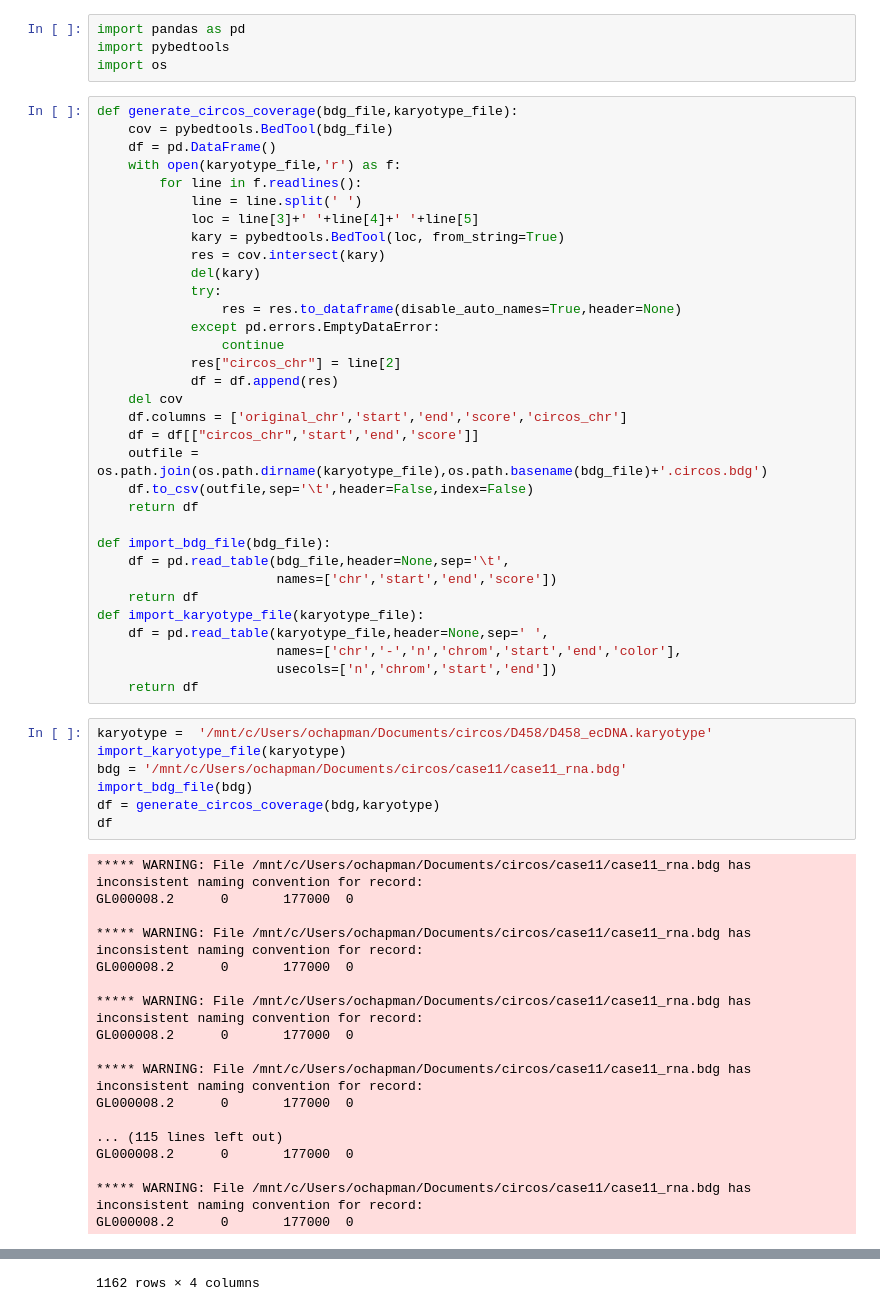
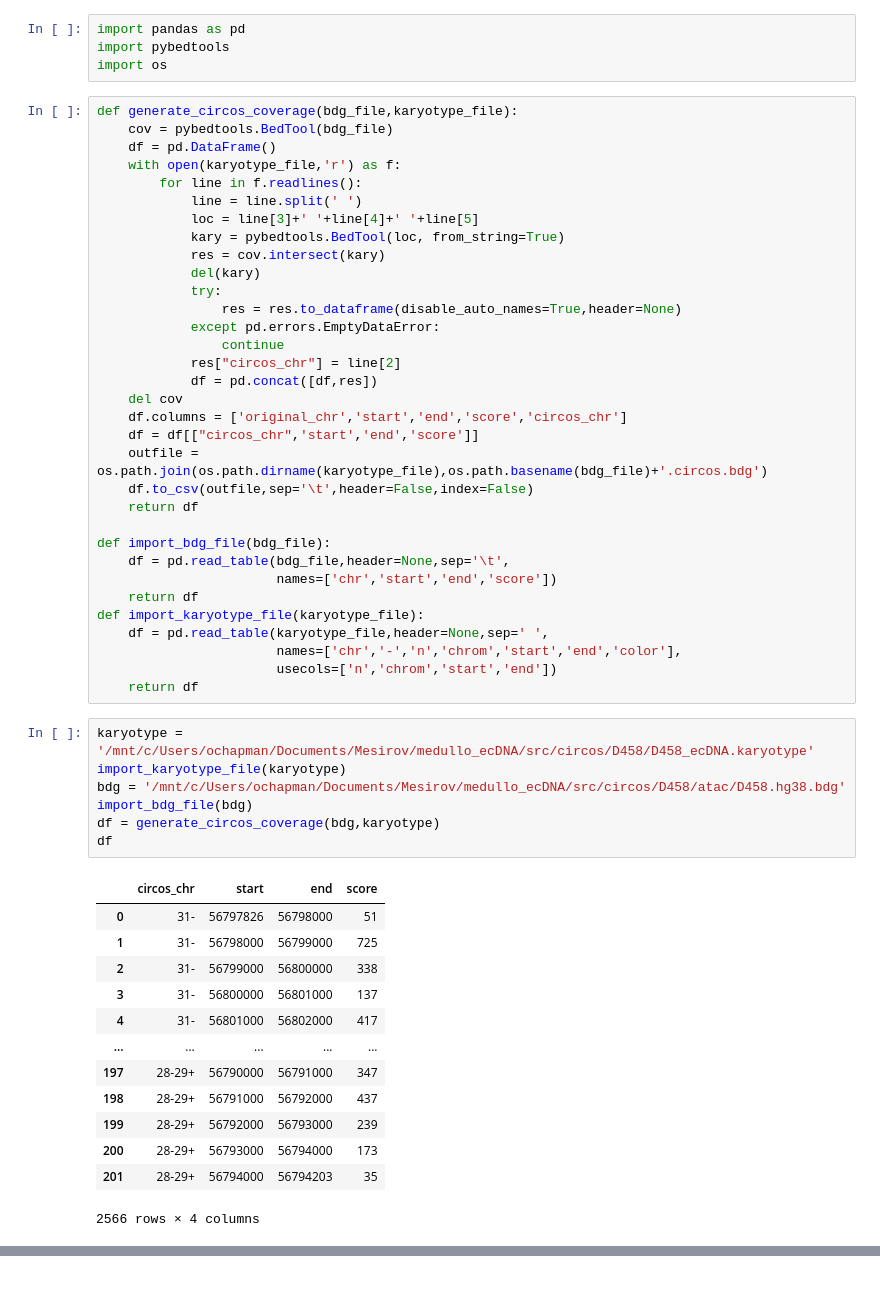
Before and after one commit to auberginekenobi/medullo-ecdna, a Jupyter notebook: circos/Bedgraph_coverage_parsers.ipynb, the cells around one changed output, grey strips where cells are left out. Drawn from its saved outputs; the diff is of its cells as text; blank space fills up the shorter version.

```diff
--- a/circos/Bedgraph_coverage_parsers.ipynb
+++ b/circos/Bedgraph_coverage_parsers.ipynb
@@ -20,7 +20,7 @@ def generate_circos_coverage(bdg_file,karyotype_file):
             except pd.errors.EmptyDataError:
                 continue
             res["circos_chr"] = line[2]
-            df = df.append(res)
+            df = pd.concat([df,res])
     del cov
     df.columns = ['original_chr','start','end','score','circos_chr']
     df = df[["circos_chr",'start','end','score']]
@@ -38,27 +38,23 @@ def import_karyotype_file(karyotype_file):
                        usecols=['n','chrom','start','end'])
     return df
 # %%
-karyotype =  '/mnt/c/Users/ochapman/Documents/circos/D458/D458_ecDNA.karyotype'
+karyotype = '/mnt/c/Users/ochapman/Documents/Mesirov/medullo_ecDNA/src/circos/D458/D458_ecDNA.karyotype'
 import_karyotype_file(karyotype)
-bdg = '/mnt/c/Users/ochapman/Documents/circos/case11/case11_rna.bdg'
+bdg = '/mnt/c/Users/ochapman/Documents/Mesirov/medullo_ecDNA/src/circos/D458/atac/D458.hg38.bdg'
 import_bdg_file(bdg)
 df = generate_circos_coverage(bdg,karyotype)
 df
 # %% [output]
+|  | circos_chr | start | end | score |
+| 0 | 31- | 56797826 | 56798000 | 51 |
+| 1 | 31- | 56798000 | 56799000 | 725 |
+| 2 | 31- | 56799000 | 56800000 | 338 |
+| 3 | 31- | 56800000 | 56801000 | 137 |
+| 4 | 31- | 56801000 | 56802000 | 417 |
+| ... | ... | ... | ... | ... |
+| 197 | 28-29+ | 56790000 | 56791000 | 347 |
+| 198 | 28-29+ | 56791000 | 56792000 | 437 |
+| 199 | 28-29+ | 56792000 | 56793000 | 239 |
+| 200 | 28-29+ | 56793000 | 56794000 | 173 |
+| 201 | 28-29+ | 56794000 | 56794203 | 35 |
-***** WARNING: File /mnt/c/Users/ochapman/Documents/circos/case11/case11_rna.bdg has inconsistent naming convention for record:
-GL000008.2      0       177000  0
-
-***** WARNING: File /mnt/c/Users/ochapman/Documents/circos/case11/case11_rna.bdg has inconsistent naming convention for record:
-GL000008.2      0       177000  0
-
-***** WARNING: File /mnt/c/Users/ochapman/Documents/circos/case11/case11_rna.bdg has inconsistent naming convention for record:
-GL000008.2      0       177000  0
-
-***** WARNING: File /mnt/c/Users/ochapman/Documents/circos/case11/case11_rna.bdg has inconsistent naming convention for record:
-GL000008.2      0       177000  0
-
-... (115 lines left out)
-GL000008.2      0       177000  0
-
-***** WARNING: File /mnt/c/Users/ochapman/Documents/circos/case11/case11_rna.bdg has inconsistent naming convention for record:
-GL000008.2      0       177000  0
+2566 rows × 4 columns
@@ -77 +60,0 @@ GL000008.2      0       177000  0
-1162 rows × 4 columns
```
Also changed, not shown: parts of 6 cells of this notebook, 17 other files.
